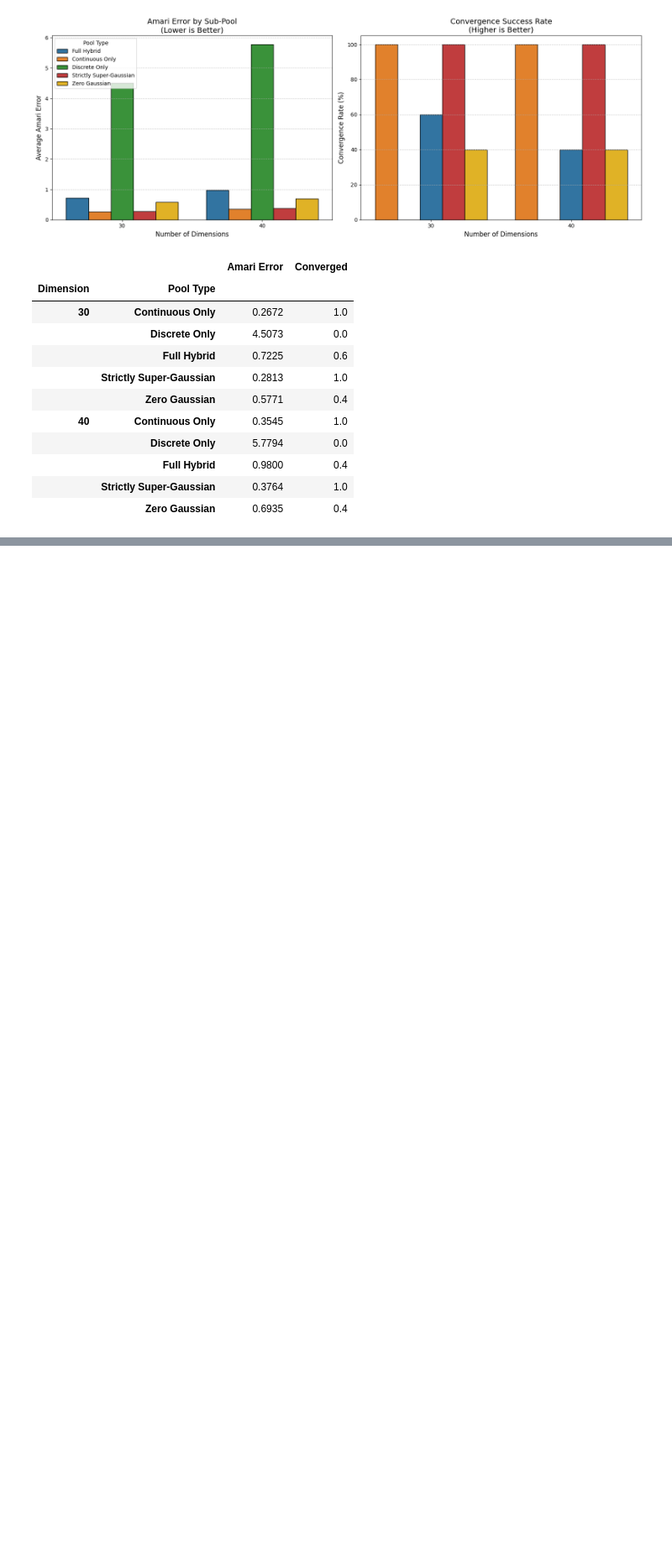
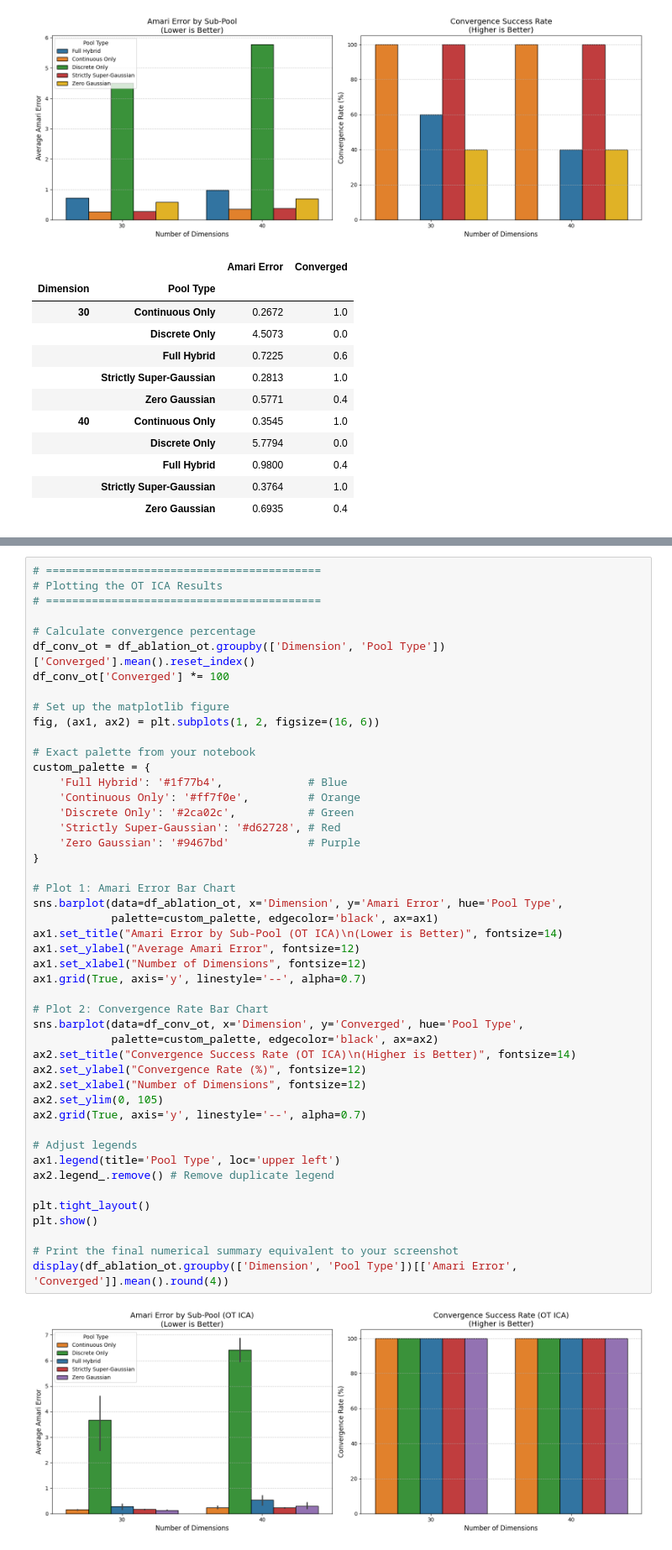
Before and after one commit to ashutoshjha3103/ot_in_linear_ica, a Jupyter notebook: exp/discrete&continous_OT_vs_Fast_ICA.ipynb, the cells around one changed output, grey strips where cells are left out. Shown at 84% size. Cells and saved outputs as stored; diff of their text form; blank space fills up the shorter version.

Commit message:
ot and fast ica in discrete only case

```diff
--- a/exp/discrete&continous_OT_vs_Fast_ICA.ipynb
+++ b/exp/discrete&continous_OT_vs_Fast_ICA.ipynb
@@ -551,0 +666,49 @@ display(df_ablation.groupby(['Dimension', 'Pool Type'])[['Amari Error', 'Converg
+# %%
+# ==========================================
+# Plotting the OT ICA Results
+# ==========================================
+
+# Calculate convergence percentage
+df_conv_ot = df_ablation_ot.groupby(['Dimension', 'Pool Type'])['Converged'].mean().reset_index()
+df_conv_ot['Converged'] *= 100
+
+# Set up the matplotlib figure
+fig, (ax1, ax2) = plt.subplots(1, 2, figsize=(16, 6))
+
+# Exact palette from your notebook
+custom_palette = {
+    'Full Hybrid': '#1f77b4',             # Blue
+    'Continuous Only': '#ff7f0e',         # Orange
+    'Discrete Only': '#2ca02c',           # Green
+    'Strictly Super-Gaussian': '#d62728', # Red
+    'Zero Gaussian': '#9467bd'            # Purple
+}
+
+# Plot 1: Amari Error Bar Chart
+sns.barplot(data=df_ablation_ot, x='Dimension', y='Amari Error', hue='Pool Type',
+            palette=custom_palette, edgecolor='black', ax=ax1)
+ax1.set_title("Amari Error by Sub-Pool (OT ICA)\n(Lower is Better)", fontsize=14)
+ax1.set_ylabel("Average Amari Error", fontsize=12)
+ax1.set_xlabel("Number of Dimensions", fontsize=12)
+ax1.grid(True, axis='y', linestyle='--', alpha=0.7)
+
+# Plot 2: Convergence Rate Bar Chart
+sns.barplot(data=df_conv_ot, x='Dimension', y='Converged', hue='Pool Type',
+            palette=custom_palette, edgecolor='black', ax=ax2)
+ax2.set_title("Convergence Success Rate (OT ICA)\n(Higher is Better)", fontsize=14)
+ax2.set_ylabel("Convergence Rate (%)", fontsize=12)
+ax2.set_xlabel("Number of Dimensions", fontsize=12)
+ax2.set_ylim(0, 105)
+ax2.grid(True, axis='y', linestyle='--', alpha=0.7)
+
+# Adjust legends
+ax1.legend(title='Pool Type', loc='upper left')
+ax2.legend_.remove() # Remove duplicate legend
+
+plt.tight_layout()
+plt.show()
+
+# Print the final numerical summary equivalent to your screenshot
+display(df_ablation_ot.groupby(['Dimension', 'Pool Type'])[['Amari Error', 'Converged']].mean().round(4))
+# %% [output]
+[figure, added]
```
Also changed, not shown: parts of 14 cells of this notebook, 3 other files.
